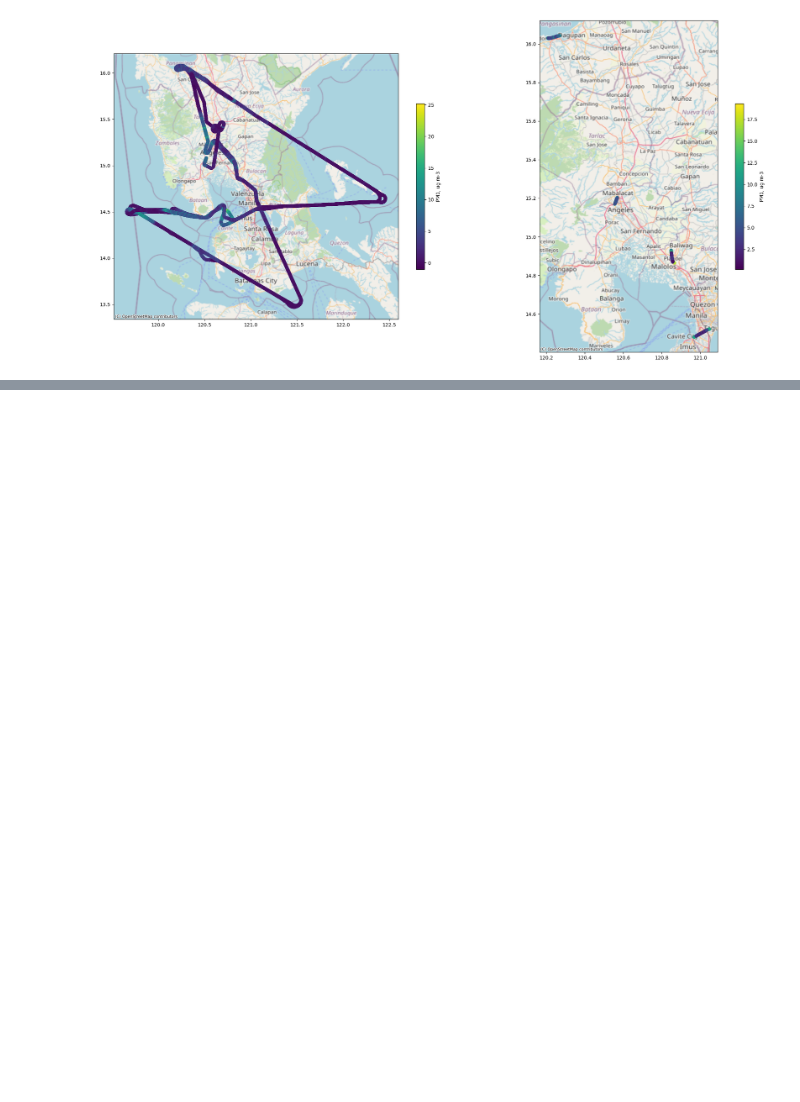
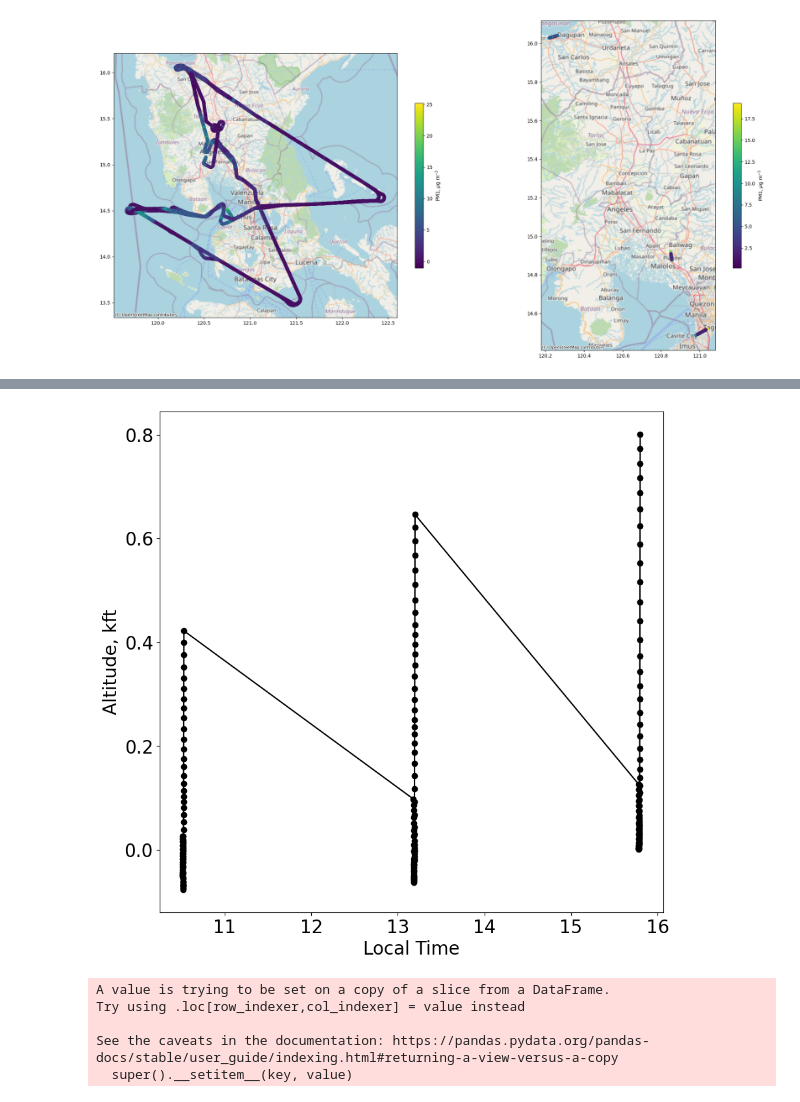
Before and after one commit to ktravis213/AirborneDataTools, a Jupyter notebook: AirborneDataTutorial.ipynb, the cells around one changed output, grey strips where cells are left out. Cells and saved outputs as stored; diff of their text form; code cells hidden in the pictures; blank space fills up the shorter version.

```diff
--- a/AirborneDataTutorial.ipynb
+++ b/AirborneDataTutorial.ipynb
@@ -143,3 +143,22 @@ plt.subplots_adjust(wspace=0.3)  # Adjust horizontal space between plots
 plt.tight_layout()
 # %% [output]
 [figure]
+# %%
+from shapely.geometry import Point
+
+# Now lets make vertical profiles at Ninoy Aquino airport
+longitude, latitude = 121.0233, 14.504 #
+point_of_interest = Point(longitude, latitude)
+
+# Convert the GeoDataFrame to a projected system that measures in meters (e.g., UTM)
+utm_zone = aircraft_gdf.estimate_utm_crs()  # This estimates the UTM zone based on the data
+aircraft_gdf2 = aircraft_gdf.to_crs(utm_zone)
+point_of_interest = gpd.GeoSeries([point_of_interest], crs='EPSG:4326').to_crs(utm_zone)
+
+# Buffer the point by 3km
+buffer = point_of_interest.buffer(3000)  # 3000 meters
+
+data_within_3km = aircraft_gdf2[aircraft_gdf2.intersects(buffer[0])]
+
+# Now we have all the aircraft data within 3km of Ninoy Aquino airport
+data_within_3km
@@ -145,0 +179,26 @@ plt.tight_layout()
+# %%
+# How many times were we at Ninoy Aquino on this day?
+ft = 20 # font size
+fig, ax = plt.subplots(figsize=(10, 10))
+# Add 8 hours to Time_Start to convert from UTC to local time
+ax.plot(data_within_3km['Time_Start']/60/60+8, data_within_3km['Pressure_Altitude']/1E3, '-o',color='black')
+ax.set_xlabel('Local Time', fontsize=ft)
+ax.set_ylabel('Altitude, kft', fontsize=ft)
+# Convert to local time
+#ax.set_xlim(data_within_1km['Time_Start'][0]/60/60+8, data_within_1km['Time_Start'].max()/60/60+8)
+ax.tick_params(axis='both', which='major', labelsize=ft)
+# %% [output]
+[figure, added]
+# %%
+# 3 times, around 10am, 1pm, and 4pm
+data_within_3km['LocalTime'] = data_within_3km['Time_Start'] / 3600 + 8
+# Create profiles for each time
+data_morning   = data_within_3km[(data_within_3km['LocalTime'] < 11)]
+data_midday    = data_within_3km[(data_within_3km['LocalTime'] > 13) & (data_within_3km['LocalTime'] < 14)]
+data_afternoon = data_within_3km[(data_within_3km['LocalTime'] > 15)]
+# %% [output]
+A value is trying to be set on a copy of a slice from a DataFrame.
+Try using .loc[row_indexer,col_indexer] = value instead
+
+See the caveats in the documentation: https://pandas.pydata.org/pandas-docs/stable/user_guide/indexing.html#returning-a-view-versus-a-copy
+  super().__setitem__(key, value)
```
Also changed, not shown: parts of 5 cells of this notebook.
